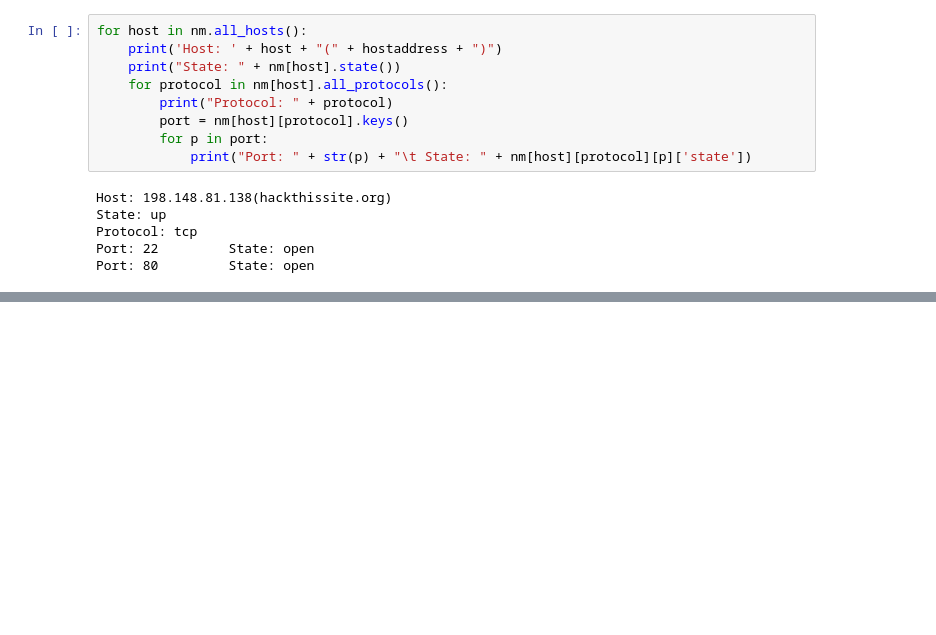
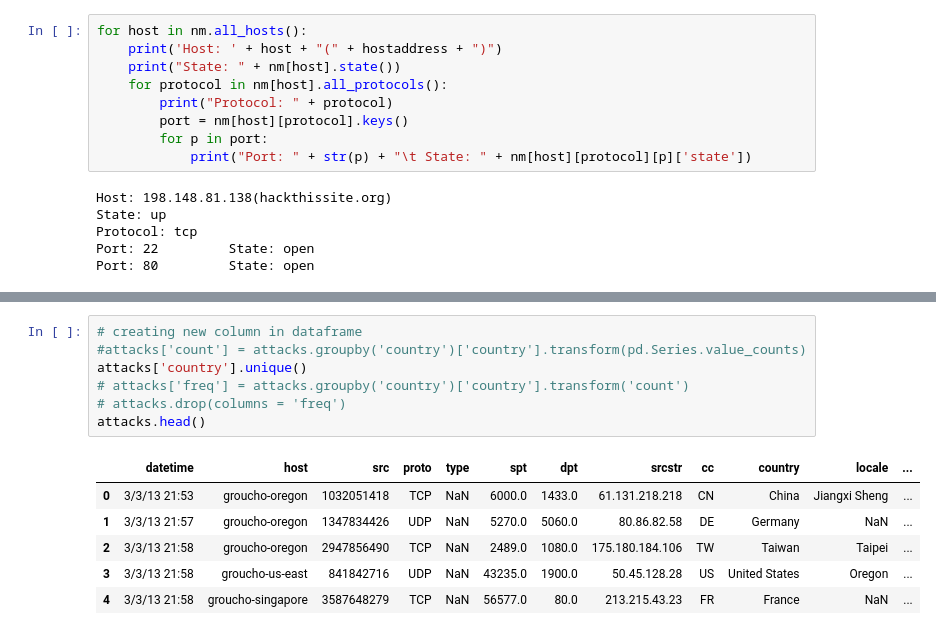
Before and after one commit to dsiufl/Workshop_development, a Jupyter notebook: Cyber_Analytics/Cyber_Analytics.ipynb, the cells around one changed output, grey strips where cells are left out. Saved outputs shown, nothing was run; the diff lists cells and outputs as text; blank space fills up the shorter version.

```diff
--- a/Cyber_Analytics/Cyber_Analytics.ipynb
+++ b/Cyber_Analytics/Cyber_Analytics.ipynb
@@ -79,0 +107,14 @@ Port: 80         State: open
+# %%
+# creating new column in dataframe
+#attacks['count'] = attacks.groupby('country')['country'].transform(pd.Series.value_counts)
+attacks['country'].unique()
+# attacks['freq'] = attacks.groupby('country')['country'].transform('count')
+# attacks.drop(columns = 'freq')
+attacks.head()
+# %% [output]
+|  | datetime | host | src | proto | type | spt | dpt | srcstr | cc | country | locale | ... |
+| 0 | 3/3/13 21:53 | groucho-oregon | 1032051418 | TCP | NaN | 6000.0 | 1433.0 | 61.131.218.218 | CN | China | Jiangxi Sheng | ... |
+| 1 | 3/3/13 21:57 | groucho-oregon | 1347834426 | UDP | NaN | 5270.0 | 5060.0 | 80.86.82.58 | DE | Germany | NaN | ... |
+| 2 | 3/3/13 21:58 | groucho-oregon | 2947856490 | TCP | NaN | 2489.0 | 1080.0 | 175.180.184.106 | TW | Taiwan | Taipei | ... |
+| 3 | 3/3/13 21:58 | groucho-us-east | 841842716 | UDP | NaN | 43235.0 | 1900.0 | 50.45.128.28 | US | United States | Oregon | ... |
+| 4 | 3/3/13 21:58 | groucho-singapore | 3587648279 | TCP | NaN | 56577.0 | 80.0 | 213.215.43.23 | FR | France | NaN | ... |
```
Also changed, not shown: parts of 8 cells of this notebook, 1 other file.
